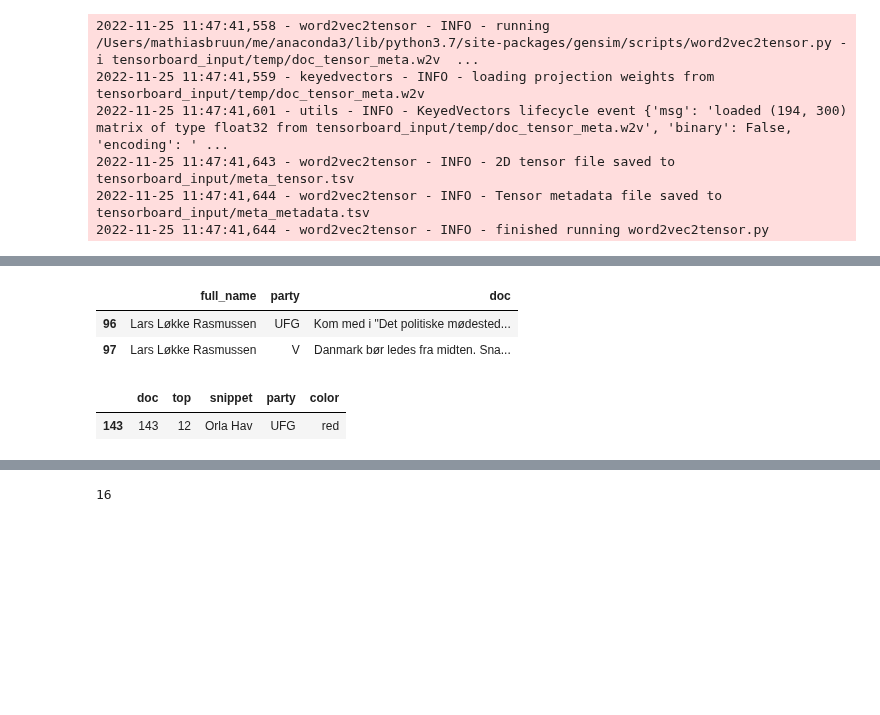
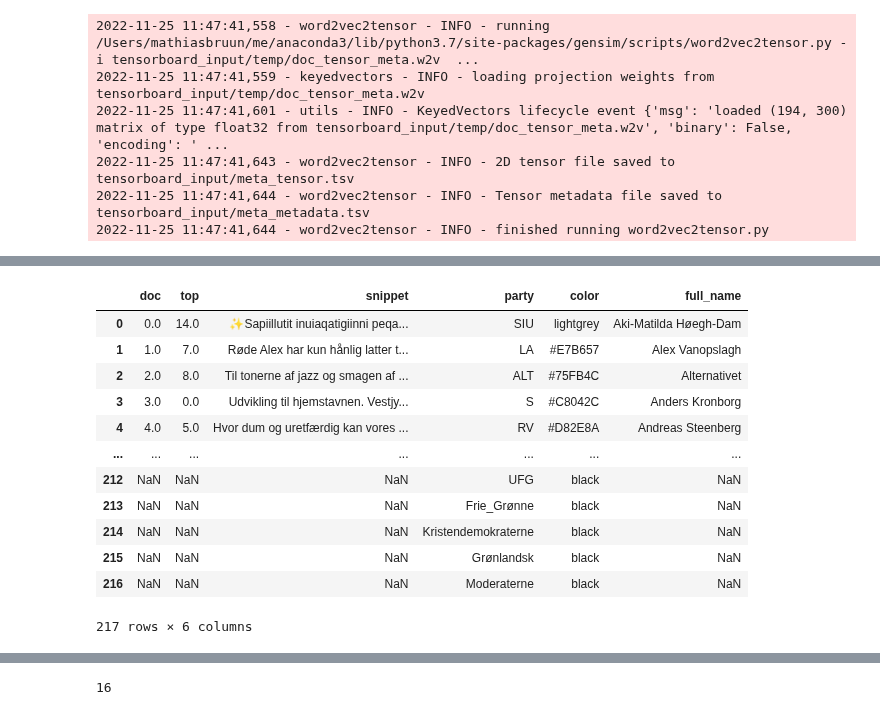
Before and after one commit to mathiasbruun/DCPA, a Jupyter notebook: politician2vec_example.ipynb, the cells around one changed output, grey strips where cells are left out. Drawn from its saved outputs; the diff is of its cells as text; code cells hidden in the pictures; blank space fills up the shorter version.

```diff
--- a/politician2vec_example.ipynb
+++ b/politician2vec_example.ipynb
@@ -435,22 +355,25 @@ Loading BokehJS ...
 [interactive output not drawn]
 # %%
 colormap = {
-    'Socialdemokratiet': '#C8042C',
-    'Venstre': '#1A4289',
-    'Dansk_Folkeparti': '#265BA4',
-    'Enhedslisten': '#BF2850',
+    'S': '#C8042C',
+    'V': '#1A4289',
+    'DF': '#265BA4',
+    'EL': '#BF2850',
     'SF': '#B42D27',
-    'Konservative': '#24573E',
-    'Radikale_Venstre': '#D82E8A',
-    'Liberal_Alliance': '#E7B657',
-    'Alternativet': '#75FB4C',
-    'Nye_Borgerlige': '#1E4B57',
-    'Kristendemokraterne': '#566197',
-    'Frie_Grønne': '#E4F04E',
-    'Danmarksdemokraterne': '#3470BC',
-    'Moderaterne': '#7A308B',
-    'UFG': 'red'
+    'KF': '#24573E',
+    'RV': '#D82E8A',
+    'LA': '#E7B657',
+    'ALT': '#75FB4C',
+    'NB': '#1E4B57',
+    'KD': '#566197',
+    'FG': '#E4F04E',
+    'DD': '#3470BC',
+    'M': '#7A308B',
+    'SIU': 'lightgrey',
+    'UFG': 'lightgrey'
 }
 # %%
+topic_df['party'] = parties
 topic_df['color'] = topic_df['party'].map(colormap)
 cmap = topic_df[['snippet', 'color']].set_index('snippet').to_dict()
+topic_df['full_name'] = grouped_docs['full_name']
@@ -457 +389,23 @@ cmap = topic_df[['snippet', 'color']].set_index('snippet').to_dict()
+# %%
+partyvecs = pol2vec_model.topic_vectors
+partylabels = pd.DataFrame(topic_labels.values(), columns = ['party'])
+# %%
+combined_hover = pd.concat([topic_df, partylabels]).reset_index(drop=True)
+combined_hover['color'] = combined_hover['color'].fillna('black')
+# %%
+combined_hover
+# %% [output]
+|  | doc | top | snippet | party | color | full_name |
+| 0 | 0.0 | 14.0 | ✨Sapiillutit inuiaqatigiinni peqa... | SIU | lightgrey | Aki-Matilda Høegh-Dam |
+| 1 | 1.0 | 7.0 | Røde Alex har kun hånlig latter t... | LA | #E7B657 | Alex Vanopslagh |
+| 2 | 2.0 | 8.0 | Til tonerne af jazz og smagen af ... | ALT | #75FB4C | Alternativet |
+| 3 | 3.0 | 0.0 | Udvikling til hjemstavnen. Vestjy... | S | #C8042C | Anders Kronborg |
+| 4 | 4.0 | 5.0 | Hvor dum og uretfærdig kan vores ... | RV | #D82E8A | Andreas Steenberg |
+| ... | ... | ... | ... | ... | ... | ... |
+| 212 | NaN | NaN | NaN | UFG | black | NaN |
+| 213 | NaN | NaN | NaN | Frie_Grønne | black | NaN |
+| 214 | NaN | NaN | NaN | Kristendemokraterne | black | NaN |
+| 215 | NaN | NaN | NaN | Grønlandsk | black | NaN |
+| 216 | NaN | NaN | NaN | Moderaterne | black | NaN |
+217 rows × 6 columns
 # %%
@@ -459,14 +420,3 @@ mapper = umap.UMAP(n_neighbors=15, metric='cosine', n_components=2).fit(pol2vec_
-# %%
-grouped_docs.loc[grouped_docs.full_name == 'Lars Løkke Rasmussen']
-# %% [output]
-|  | full_name | party | doc |
-| 96 | Lars Løkke Rasmussen | UFG | Kom med i "Det politiske mødested... |
-| 97 | Lars Løkke Rasmussen | V | Danmark bør ledes fra midten. Sna... |
-# %%
-topic_df.loc[topic_df['snippet'] == 'Orla Hav']
-# %% [output]
-|  | doc | top | snippet | party | color |
-| 143 | 143 | 12 | Orla Hav | UFG | red |
 # %%
 p = umap.plot.interactive(
     mapper,
```
Also changed, not shown: parts of 13 cells of this notebook.
